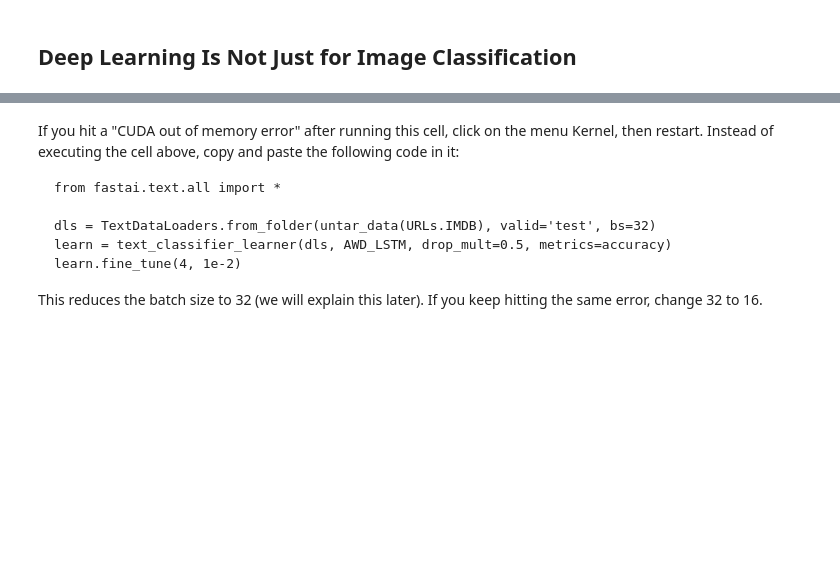
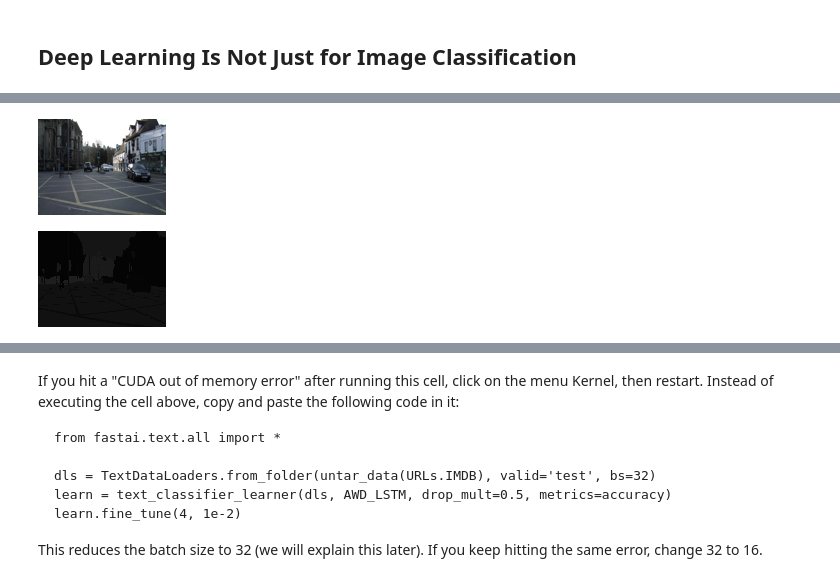
Before and after one commit to fhdbbk/fastai-1, a Jupyter notebook: 01_intro.ipynb, the cells around one changed output, grey strips where cells are left out. Cells and saved outputs as stored; diff of their text form; code cells hidden in the pictures; blank space fills up the shorter version.

```diff
--- a/01_intro.ipynb
+++ b/01_intro.ipynb
@@ -193,0 +212,10 @@ learn.fine_tune(8)
+# %%
+print(path)
+filenames = get_image_files(path/"images")
+print(len(filenames))
+print(filenames[:3])
+labels_path = path / 'labels'
+print(labels_path)
+label_files = list(labels_path.glob("*.*"))
+print(len(label_files))
+print(label_files[:3])
@@ -194 +229,13 @@ learn.fine_tune(8)
+# %%
+from PIL import Image
+img = Image.open(filenames[0])
+img
+# %% [output]
+[figure, added]
+# %%
+img = Image.open(filenames[0].parent.parent / 'labels' / str(filenames[0].stem + '_P' + filenames[0].suffix))
+img
+# filenames[0].stem
+# %% [output]
+[figure, added]
 # %%
```
Also changed, not shown: parts of 20 cells of this notebook.
